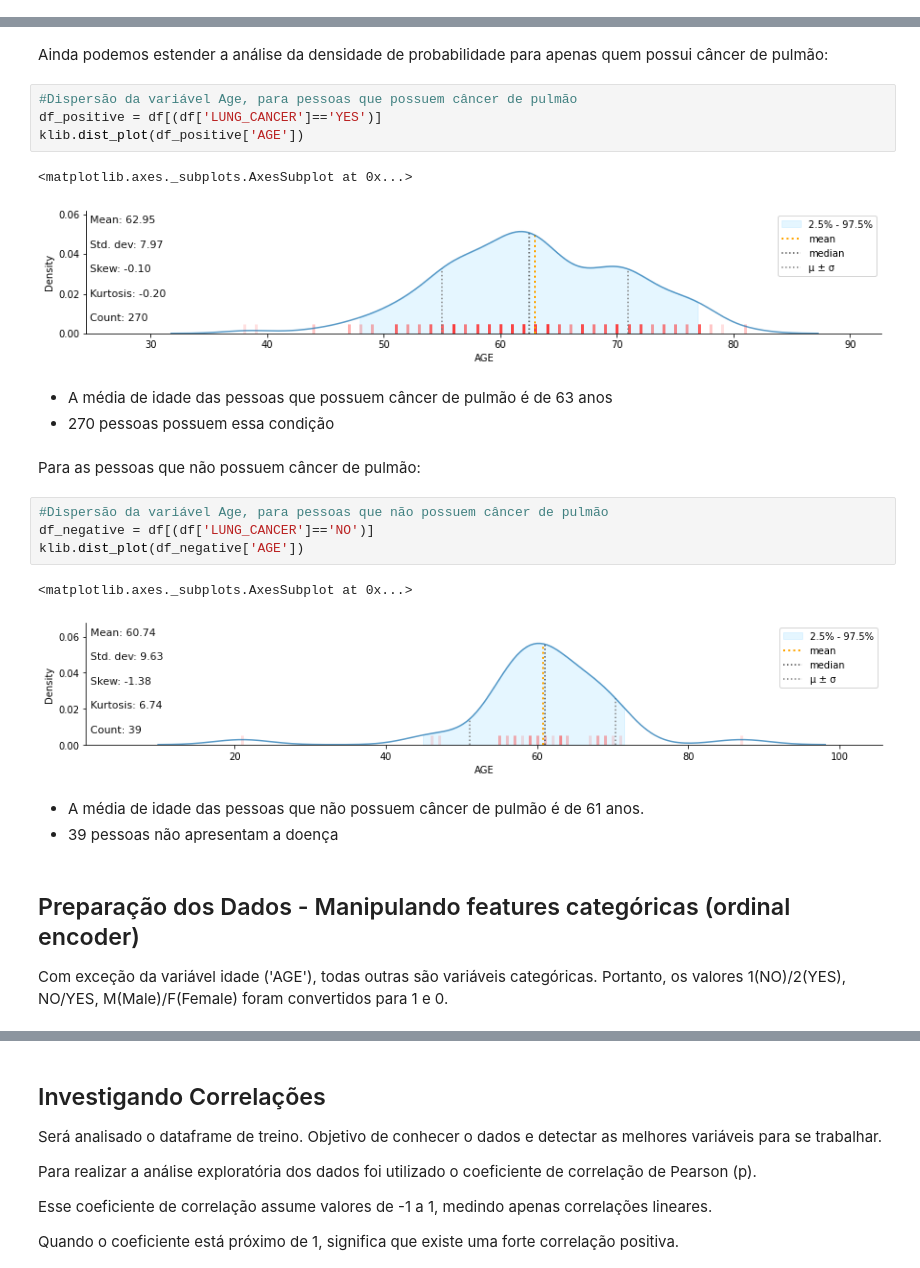
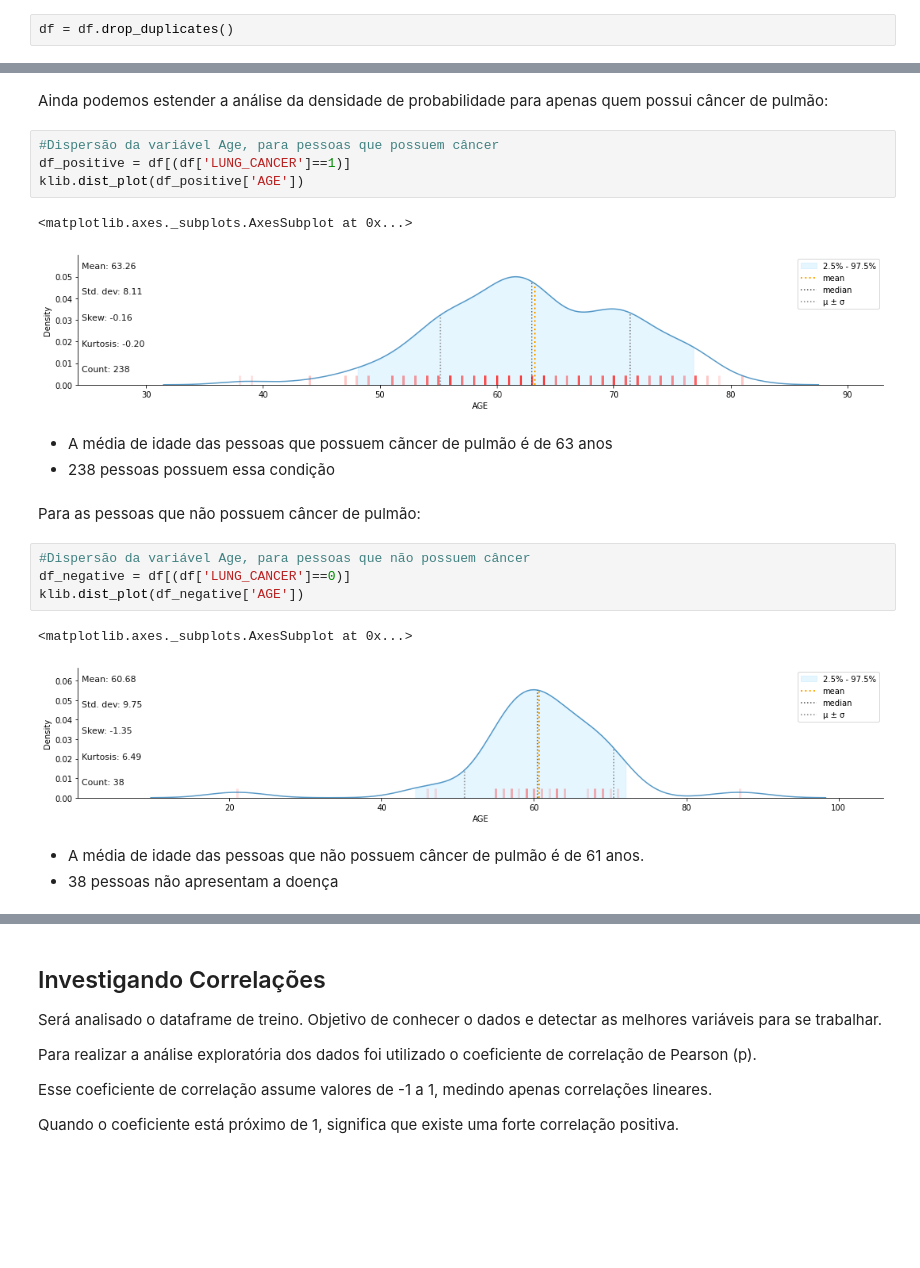
Before and after one commit to RafaelaPapale/projeto-C318, a Jupyter notebook: SURVEY_LUNG_CANCER.ipynb, the cells around one changed output, grey strips where cells are left out. Saved outputs shown, nothing was run; the diff lists cells and outputs as text; blank space fills up the shorter version.

```diff
--- a/SURVEY_LUNG_CANCER.ipynb
+++ b/SURVEY_LUNG_CANCER.ipynb
@@ -165,0 +160,2 @@ Observações:
+# %%
+df = df.drop_duplicates()
@@ -269,29 +302,24 @@ klib.dist_plot(df['AGE'])
 # %% [markdown]
 Ainda podemos estender a análise da densidade de probabilidade para apenas quem possui câncer de pulmão:
 # %%
-#Dispersão da variável Age, para pessoas que possuem câncer de pulmão
-df_positive = df[(df['LUNG_CANCER']=='YES')]
+#Dispersão da variável Age, para pessoas que possuem câncer
+df_positive = df[(df['LUNG_CANCER']==1)]
 klib.dist_plot(df_positive['AGE'])
 # %% [output]
 <matplotlib.axes._subplots.AxesSubplot at 0x...>
-[figure, old version]
+[figure, new version]
 # %% [markdown]
- - A média de idade das pessoas que possuem câncer de pulmão é de 63 anos
- - 270 pessoas possuem essa condição
+ - A média de idade das pessoas que possuem cãncer de pulmão é de 63 anos
+ - 238 pessoas possuem essa condição
 # %% [markdown]
 Para as pessoas que não possuem câncer de pulmão:
 # %%
-#Dispersão da variável Age, para pessoas que não possuem câncer de pulmão
-df_negative = df[(df['LUNG_CANCER']=='NO')]
+#Dispersão da variável Age, para pessoas que não possuem câncer
+df_negative = df[(df['LUNG_CANCER']==0)]
 klib.dist_plot(df_negative['AGE'])
 # %% [output]
 <matplotlib.axes._subplots.AxesSubplot at 0x...>
-[figure, old version]
+[figure, new version]
 # %% [markdown]
 - A média de idade das pessoas que não possuem câncer de pulmão é de 61 anos.
-- 39 pessoas não apresentam a doença
+- 38 pessoas não apresentam a doença
-# %% [markdown]
-## Preparação dos Dados - Manipulando features categóricas (ordinal encoder)
-
-Com exceção da variável idade ('AGE'), todas outras são variáveis categóricas.
-Portanto, os valores 1(NO)/2(YES), NO/YES, M(Male)/F(Female) foram convertidos para 1 e 0.
```
Also changed, not shown: parts of 80 cells of this notebook.
